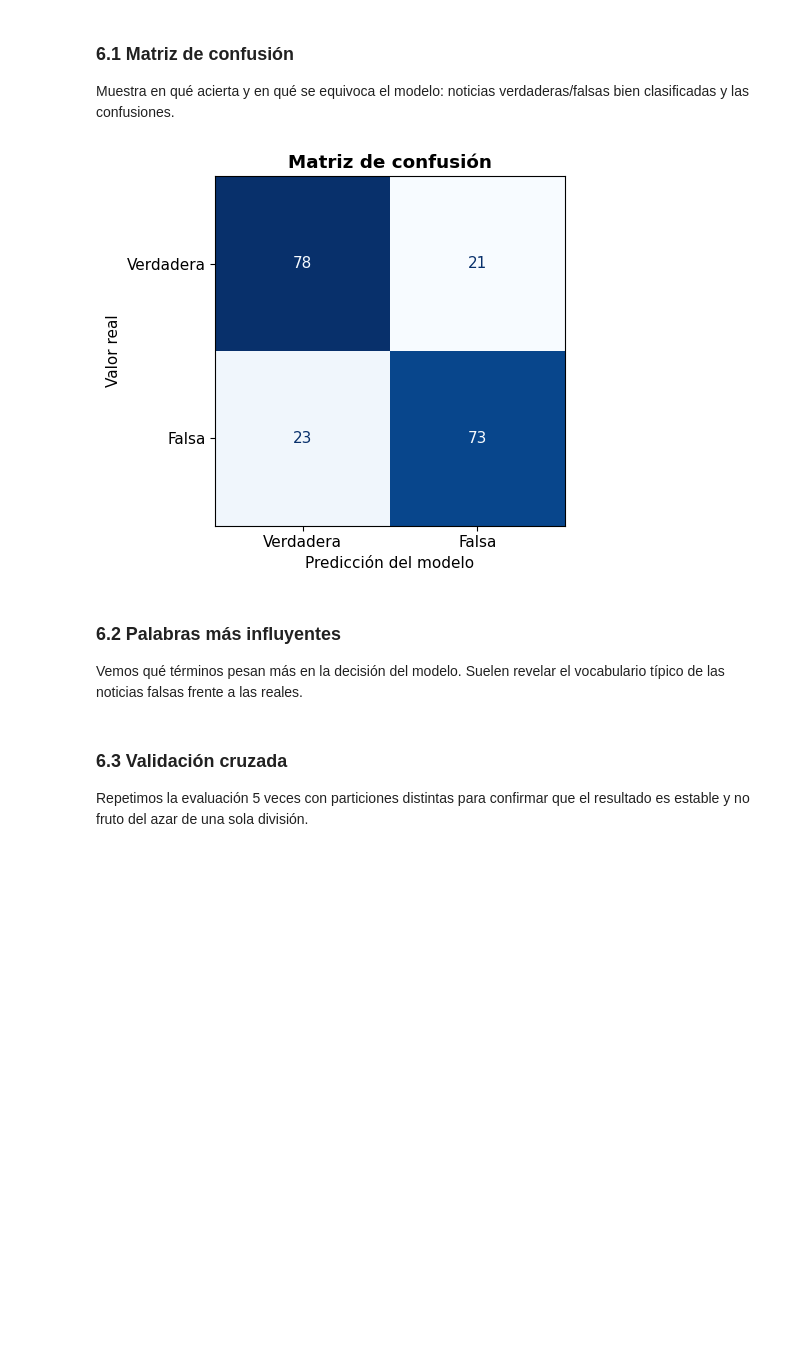
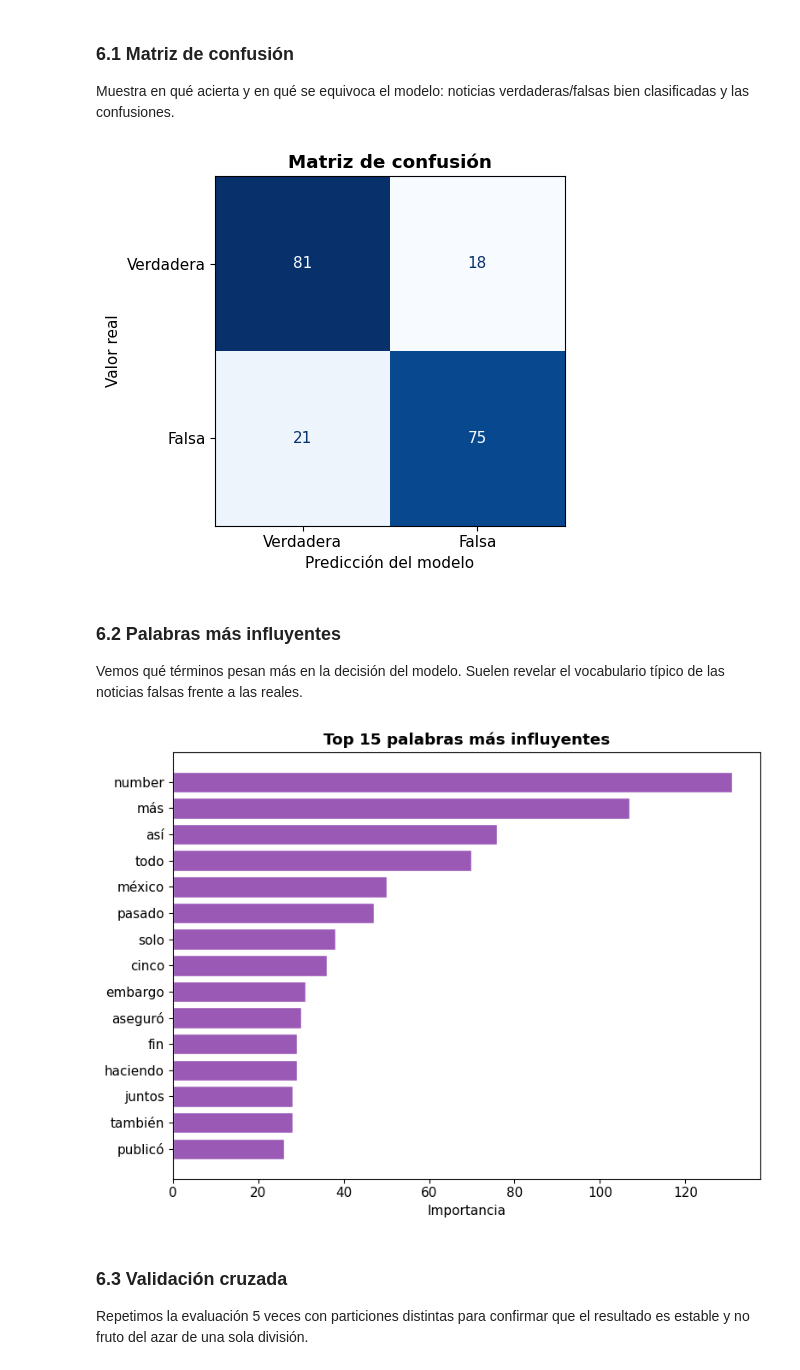
Before and after one commit to XzJulian0711/fake-news-detector, a Jupyter notebook: notebooks/01_training_Grupo5_1.ipynb, the cells around one changed output. Drawn from its saved outputs; the diff is of its cells as text; code cells hidden in the pictures; blank space fills up the shorter version.

```diff
--- a/notebooks/01_training_Grupo5_1.ipynb
+++ b/notebooks/01_training_Grupo5_1.ipynb
@@ -142,10 +142,13 @@ lo que encaja bien con las matrices dispersas y de alta dimensión que produce T
 # %%
 def entrenar_modelo(X_train, y_train):
-    """Entrena un clasificador de Regresion Logistica con la configuracion del proyecto."""
-    modelo = LogisticRegression(
-        C=5,
-        max_iter=2000,
+    """Entrena un clasificador LightGBM con la configuración del proyecto."""
+    modelo = LGBMClassifier(
+        n_estimators=300,
+        learning_rate=0.05,
+        num_leaves=31,
+        max_depth=6,
         random_state=SEMILLA,
+        verbose=-1,
     )
     modelo.fit(X_train, y_train)
     return modelo
@@ -213,7 +218,7 @@ def graficar_matriz(y_test, y_pred):
 
 graficar_matriz(y_test, y_pred)
 # %% [output]
-[figure, old version]
+[figure, new version]
 # %% [markdown]
 ### 6.2 Palabras más influyentes
 
@@ -221,27 +226,21 @@ Vemos qué términos pesan más en la decisión del modelo. Suelen revelar el vo
 noticias falsas frente a las reales.
 # %%
 def graficar_palabras_clave(modelo, vectorizer, n=15):
-    """Muestra las palabras con mayor peso (coeficiente) para el modelo lineal.
-
-    En Regresion Logistica el peso de cada palabra es su coeficiente:
-      - coeficiente > 0 -> empuja hacia FALSA
-      - coeficiente < 0 -> empuja hacia VERDADERA
-    Mostramos las n palabras con mayor magnitud, coloreadas por direccion.
-    """
+    """Muestra las palabras con mayor importancia para el modelo."""
     nombres = np.array(vectorizer.get_feature_names_out())
-    coef = modelo.coef_.ravel()
-    idx = np.argsort(np.abs(coef))[-n:]
-    colores = ["#e74c3c" if coef[j] > 0 else "#2ecc71" for j in idx]
+    importancias = modelo.feature_importances_
+    idx = np.argsort(importancias)[-n:]
     fig, ax = plt.subplots(figsize=(8, 6))
-    ax.barh(nombres[idx], coef[idx], color=colores, edgecolor="white")
-    ax.axvline(0, color="#444", linewidth=0.8)
-    ax.set_title(f"Top {n} palabras mas influyentes (rojo=Falsa, verde=Verdadera)", fontweight="bold")
-    ax.set_xlabel("Coeficiente del modelo")
+    ax.barh(nombres[idx], importancias[idx], color="#9b59b6", edgecolor="white")
+    ax.set_title(f"Top {n} palabras más influyentes", fontweight="bold")
+    ax.set_xlabel("Importancia")
     plt.tight_layout()
     plt.savefig("../docs/palabras_frecuentes.png", dpi=120, bbox_inches="tight")
     plt.show()
 
 graficar_palabras_clave(modelo, vectorizer)
+# %% [output]
+[figure, added]
 # %% [markdown]
 ### 6.3 Validación cruzada
 
```
Also changed, not shown: parts of 9 cells of this notebook.
